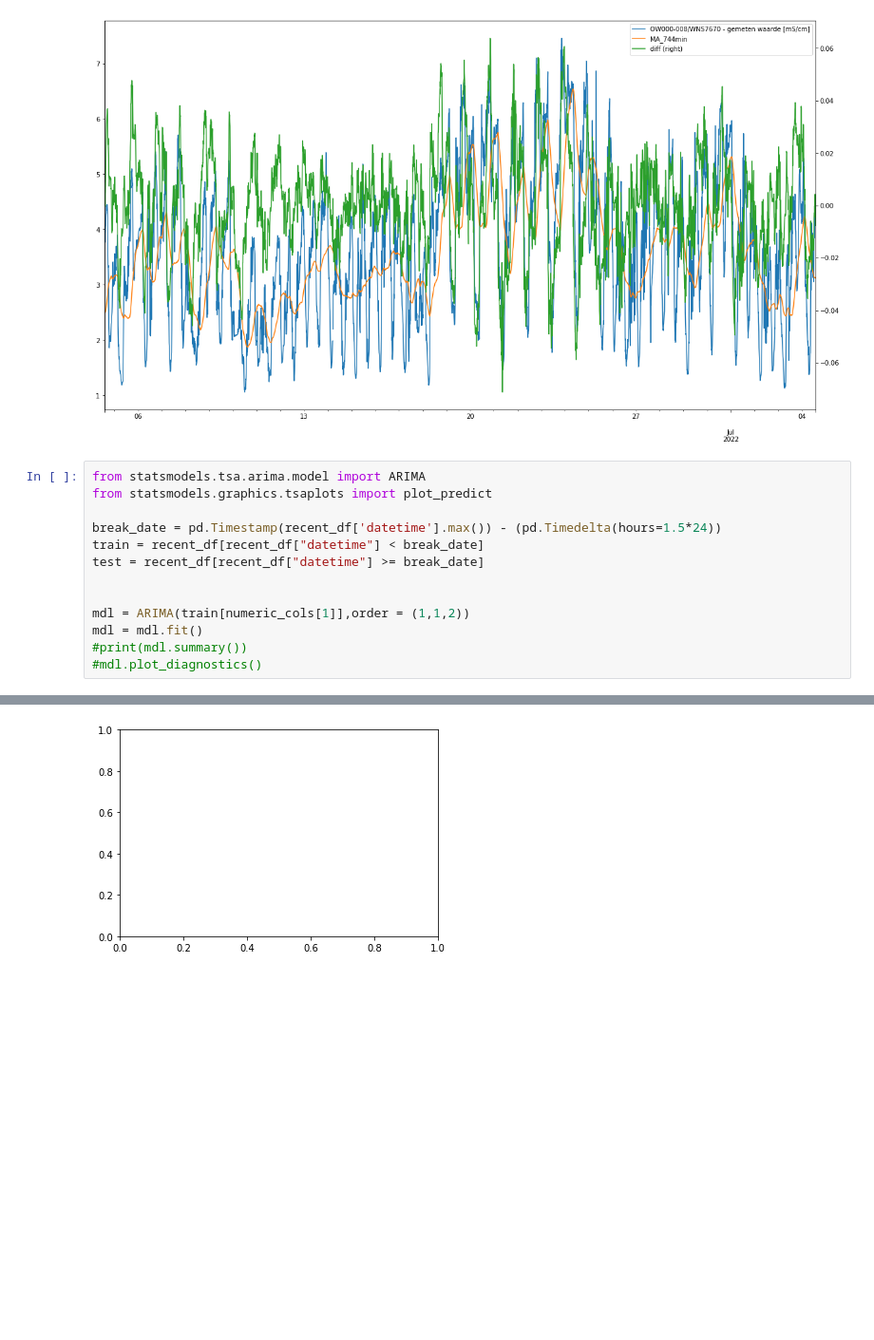
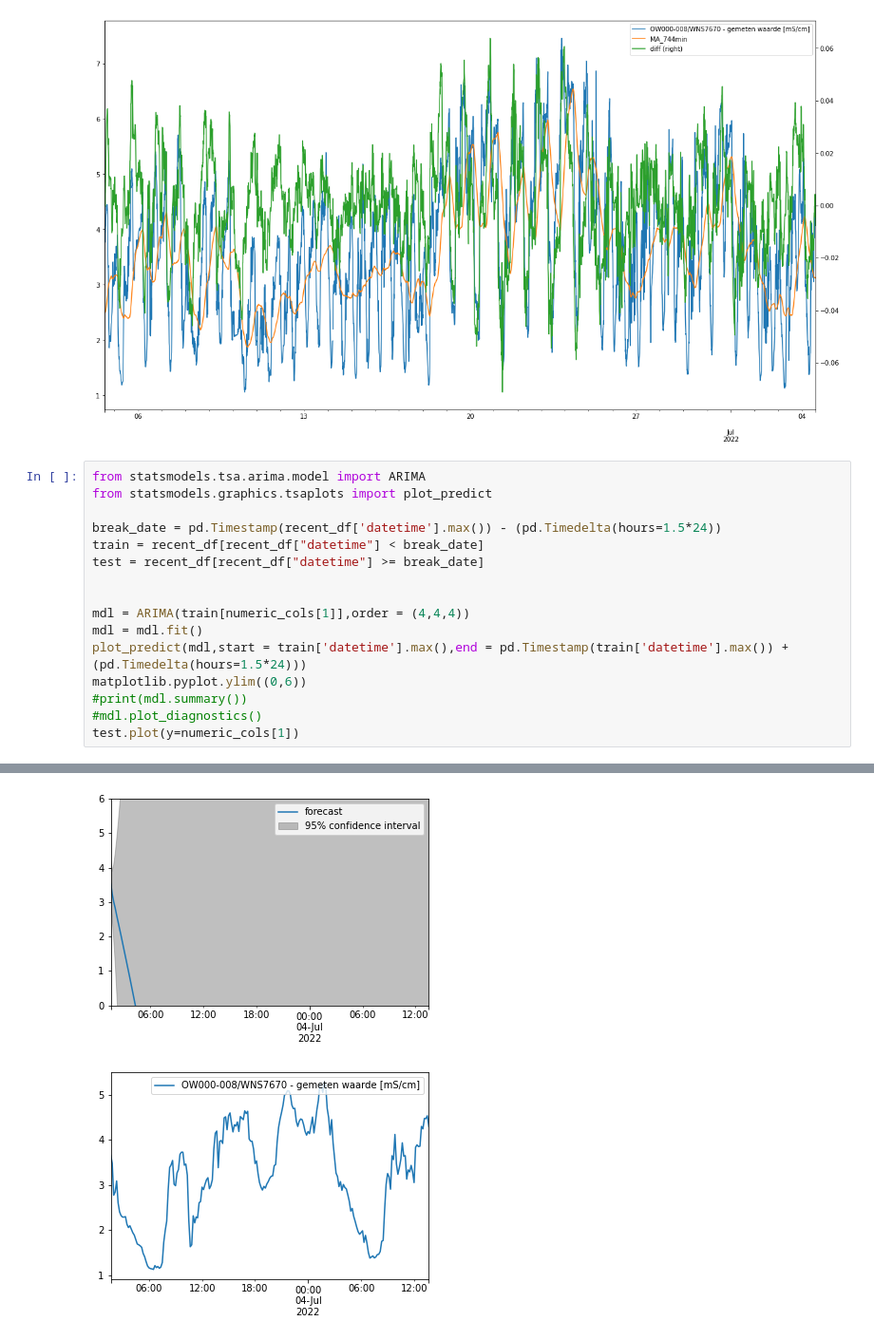
Before and after one commit to hhdelfland/zoutindringing-parksluizen, a Jupyter notebook: parser.ipynb, the cells around one changed output, grey strips where cells are left out. Shown at 95% size. Saved outputs shown, nothing was run; the diff lists cells and outputs as text; blank space fills up the shorter version.

```diff
--- a/parser.ipynb
+++ b/parser.ipynb
@@ -149,8 +149,11 @@ train = recent_df[recent_df["datetime"] < break_date]
 test = recent_df[recent_df["datetime"] >= break_date]
 
 
-mdl = ARIMA(train[numeric_cols[1]],order = (1,1,2))
+mdl = ARIMA(train[numeric_cols[1]],order = (4,4,4))
 mdl = mdl.fit()
+plot_predict(mdl,start = train['datetime'].max(),end = pd.Timestamp(train['datetime'].max()) + (pd.Timedelta(hours=1.5*24)))
+matplotlib.pyplot.ylim((0,6))
 #print(mdl.summary())
 #mdl.plot_diagnostics()
+test.plot(y=numeric_cols[1])
 # %% [output]
@@ -161 +161,2 @@ TypeError: Cannot convert input [2022-06-04 13:50:00    3.655
-[figure, old version]
+[figure, new version]
+[figure, added]
```
Also changed, not shown: parts of 1 cell of this notebook.
